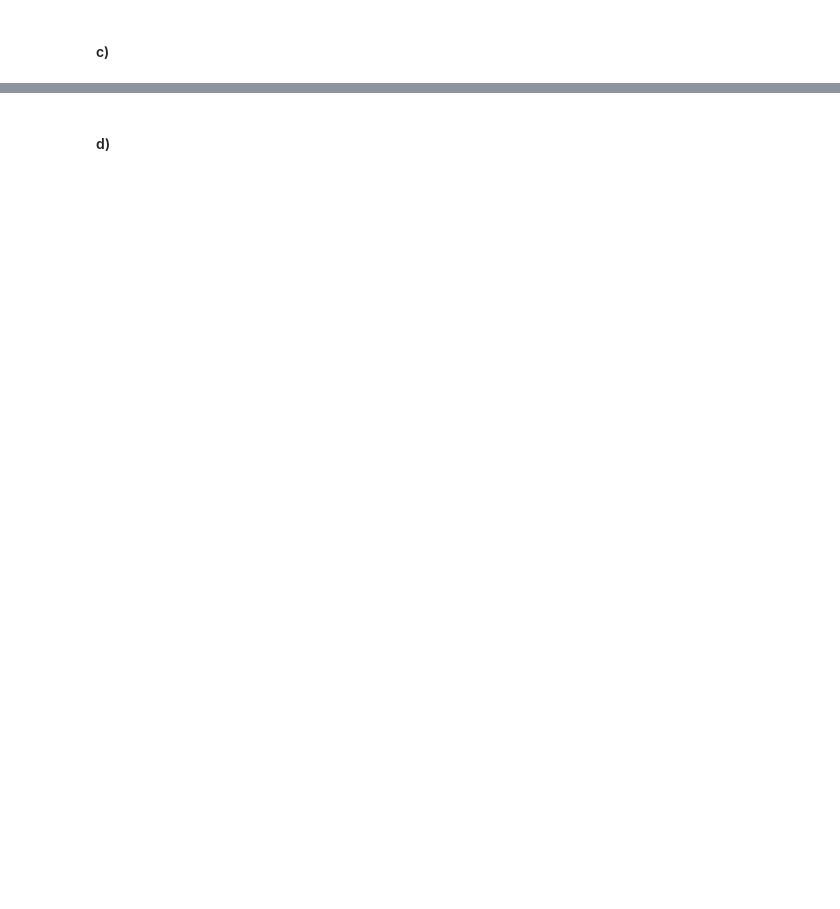
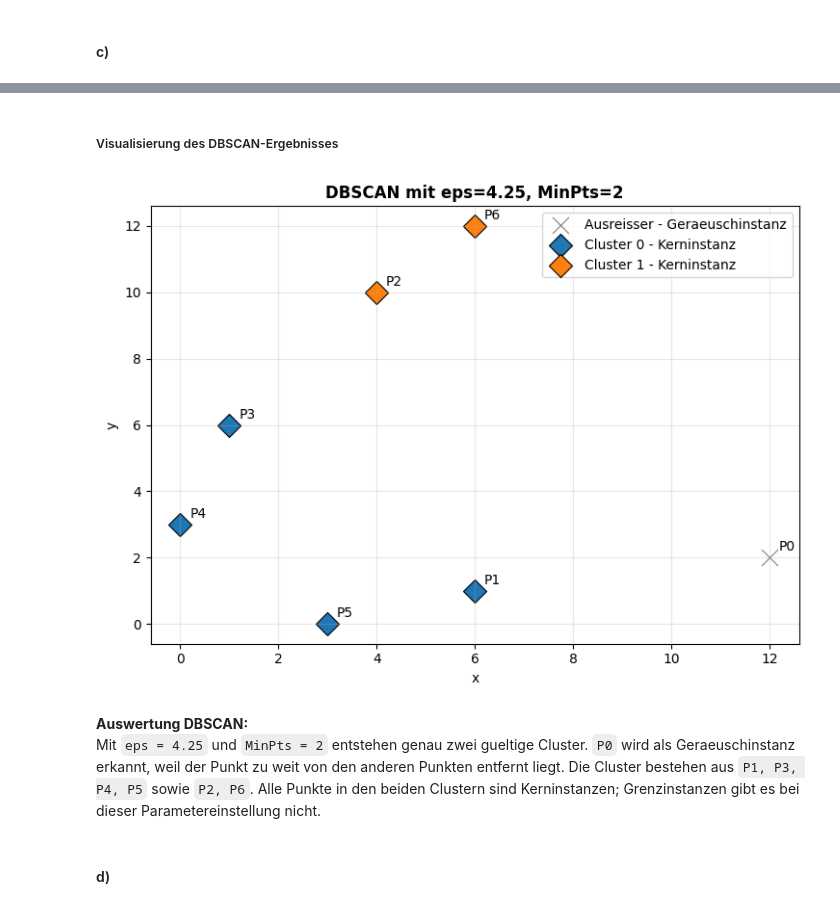
Before and after one commit to TieRub/DMg_2026, a Jupyter notebook: B2/Aufgabe-B2.ipynb, the cells around one changed output, grey strips where cells are left out. Cells and saved outputs as stored; diff of their text form; code cells hidden in the pictures; blank space fills up the shorter version.

```diff
--- a/B2/Aufgabe-B2.ipynb
+++ b/B2/Aufgabe-B2.ipynb
@@ -25,2 +241,40 @@ print(pairwise_distance[0][3])
+# %% [markdown]
+##### Visualisierung des DBSCAN-Ergebnisses
+# %%
+farben = {"Cluster 0": "tab:blue", "Cluster 1": "tab:orange", "Ausreisser": "tab:gray"}
+marker = {"Kerninstanz": "D", "Grenzinstanz": "o", "Geraeuschinstanz": "x"}
+
+fig, ax = plt.subplots(figsize=(7.5, 5.5))
+
+for punkt, zeile in dbscan_ergebnis.iterrows():
+    ax.scatter(
+        zeile["x"],
+        zeile["y"],
+        s=150,
+        color=farben[zeile["Cluster"]],
+        marker=marker[zeile["Instanztyp"]],
+        edgecolor="black" if zeile["Instanztyp"] != "Geraeuschinstanz" else None,
+        linewidth=0.8,
+        label=f'{zeile["Cluster"]} - {zeile["Instanztyp"]}',
+    )
+    ax.annotate(punkt, (zeile["x"], zeile["y"]), xytext=(7, 5), textcoords="offset points")
+
+# Doppelte Legendeneintraege entfernen
+handles, labels_legend = ax.get_legend_handles_labels()
+eindeutig = dict(zip(labels_legend, handles))
+
+ax.set_title(f"DBSCAN mit eps={eps}, MinPts={min_pts}", fontweight="bold")
+ax.set_xlabel("x")
+ax.set_ylabel("y")
+ax.grid(alpha=0.3)
+ax.legend(eindeutig.values(), eindeutig.keys(), loc="best")
+
+plt.tight_layout()
+plt.show()
+# %% [output]
+[figure, added]
+# %% [markdown]
+**Auswertung DBSCAN:**
+Mit `eps = 4.25` und `MinPts = 2` entstehen genau zwei gueltige Cluster. `P0` wird als Geraeuschinstanz erkannt, weil der Punkt zu weit von den anderen Punkten entfernt liegt. Die Cluster bestehen aus `P1, P3, P4, P5` sowie `P2, P6`. Alle Punkte in den beiden Clustern sind Kerninstanzen; Grenzinstanzen gibt es bei dieser Parametereinstellung nicht.
 # %% [markdown]
 #### d)
```
Also changed, not shown: parts of 10 cells of this notebook, 1 other file.
